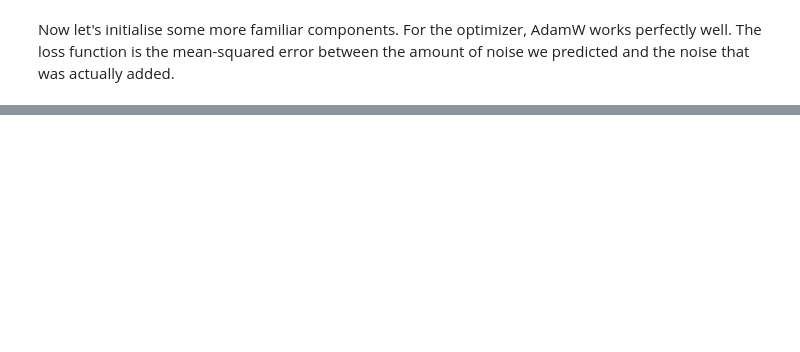
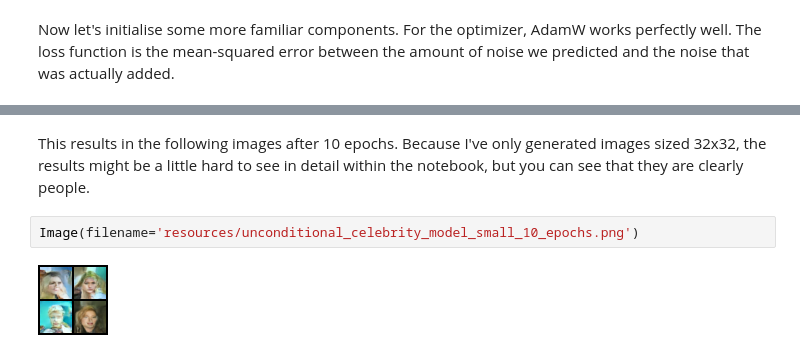
Before and after one commit to elliottgruzin/tutorials, a Jupyter notebook: diffusing/little_freaks.ipynb, the cells around one changed output, grey strips where cells are left out. Saved outputs shown, nothing was run; the diff lists cells and outputs as text; blank space fills up the shorter version.

```diff
--- a/diffusing/little_freaks.ipynb
+++ b/diffusing/little_freaks.ipynb
@@ -596,0 +378,6 @@ conditional_generation_training_loop(embedding_to_image_denoiser, optimizer, tra
+# %% [markdown]
+This results in the following images after 10 epochs. Because I've only generated images sized 32x32, the results might be a little hard to see in detail within the notebook, but you can see that they are clearly people.
+# %%
+Image(filename='resources/unconditional_celebrity_model_small_10_epochs.png')
+# %% [output]
+[figure, added]
```
Also changed, not shown: parts of 59 cells of this notebook, 6 other files.
